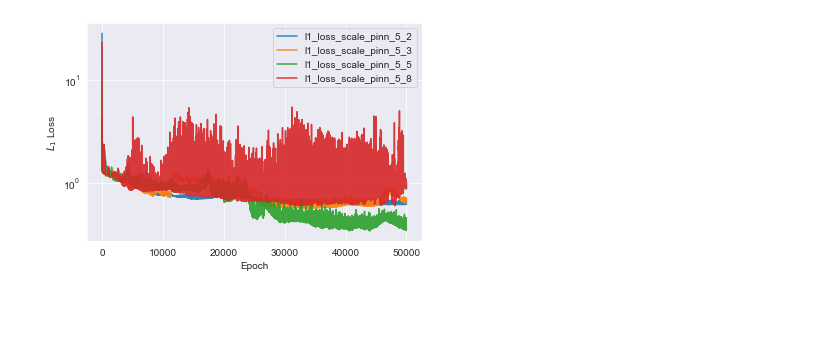
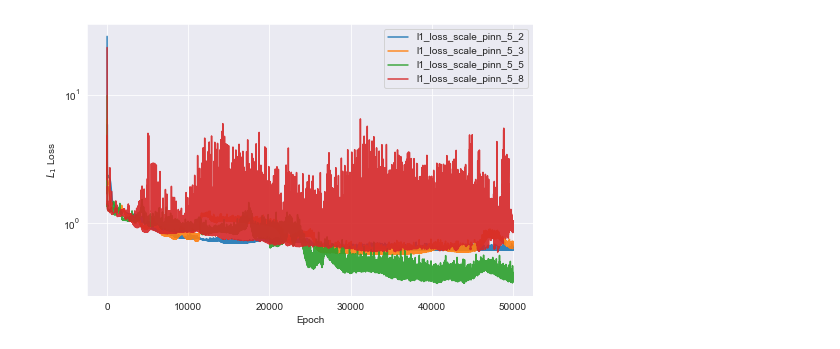
Before and after one commit to guglielmopacifico/DeepLearning, a Jupyter notebook: Task_B/Final_Version/scaling_plots.ipynb, the cells around one changed output. Cells and saved outputs as stored; diff of their text form; code cells hidden in the pictures; blank space fills up the shorter version.

```diff
--- a/Task_B/Final_Version/scaling_plots.ipynb
+++ b/Task_B/Final_Version/scaling_plots.ipynb
@@ -56,5 +57,22 @@ plot_loss(runs)
-# %%
-runs_pinn = ['l1_loss_scale_pinn_5_2', 'l1_loss_scale_pinn_5_3', 'l1_loss_scale_pinn_5_5', 'l1_loss_scale_pinn_5_8']
-plot_loss(runs_pinn)
-# %% [output]
-[figure, removed]
+# %%
+runs_pinn = ['l1_loss_scale_pinn_5_2', 'l1_loss_scale_pinn_5_3', 'l1_loss_scale_pinn_5_5', 'l1_loss_scale_pinn_5_8']
+
+def plot_loss(args):
+    fig = plt.figure(figsize= (8, 5))
+    for run in args:
+        loss = load_pickle(run)
+        smoothing_factor = 0.4
+        loss = pd.Series(loss).ewm(alpha=1-smoothing_factor).mean()
+        x = [x for x in range(len(loss))]
+        plt.plot(x, loss, label = run, alpha = 0.9)
+    plt.legend()
+    plt.yscale('log')
+    plt.xlabel('Epoch')
+    plt.ylabel(r"$L_1$ Loss")
+    plt.savefig("l1_loss_pinn_5.pdf")
+    plt.show()
+
+
+plot_loss(runs_pinn)
+# %% [output]
+[figure, added]
```
Also changed, not shown: parts of 5 cells of this notebook, 4 other files.
